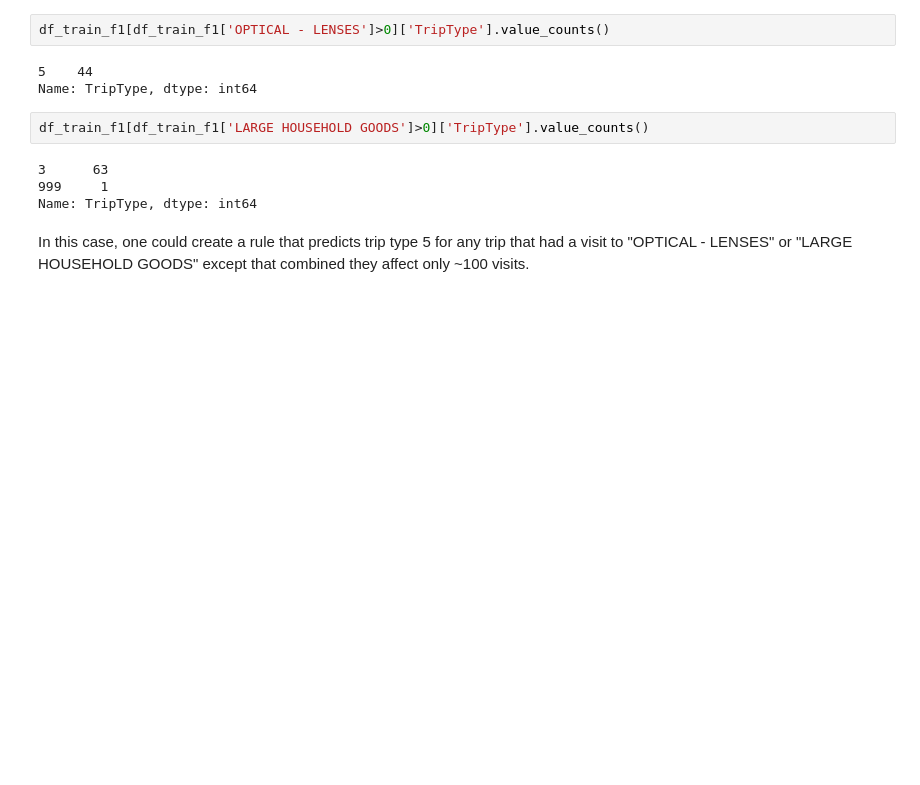
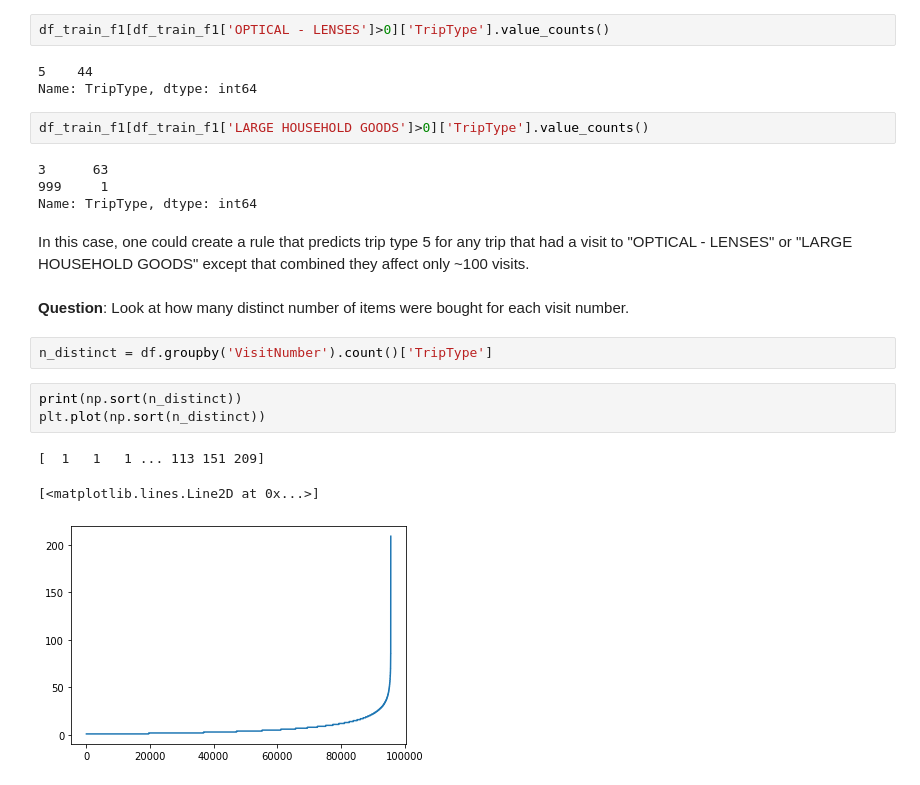
Before and after one commit to TreeinRandomForest/BrnoMLWorkshop2019, a Jupyter notebook: BrnoTeaching2019/notebooks/Day 2 - Linear Models.ipynb, the cells around one changed output. Saved outputs shown, nothing was run; the diff lists cells and outputs as text; blank space fills up the shorter version.

```diff
--- a/BrnoTeaching2019/notebooks/Day 2 - Linear Models.ipynb
+++ b/BrnoTeaching2019/notebooks/Day 2 - Linear Models.ipynb
@@ -568,3 +627,14 @@ df_train_f1[df_train_f1['LARGE HOUSEHOLD GOODS']>0]['TripType'].value_counts()
 Name: TripType, dtype: int64
 # %% [markdown]
 In this case, one could create a rule that predicts trip type 5 for any trip that had a visit to "OPTICAL - LENSES" or "LARGE HOUSEHOLD GOODS" except that combined they affect only ~100 visits.
+# %% [markdown]
+**Question**: Look at how many distinct number of items were bought for each visit number.
+# %%
+n_distinct = df.groupby('VisitNumber').count()['TripType']
+# %%
+print(np.sort(n_distinct))
+plt.plot(np.sort(n_distinct))
+# %% [output]
+[  1   1   1 ... 113 151 209]
+[<matplotlib.lines.Line2D at 0x...>]
+[figure, added]
```
Also changed, not shown: parts of 60 cells of this notebook.
